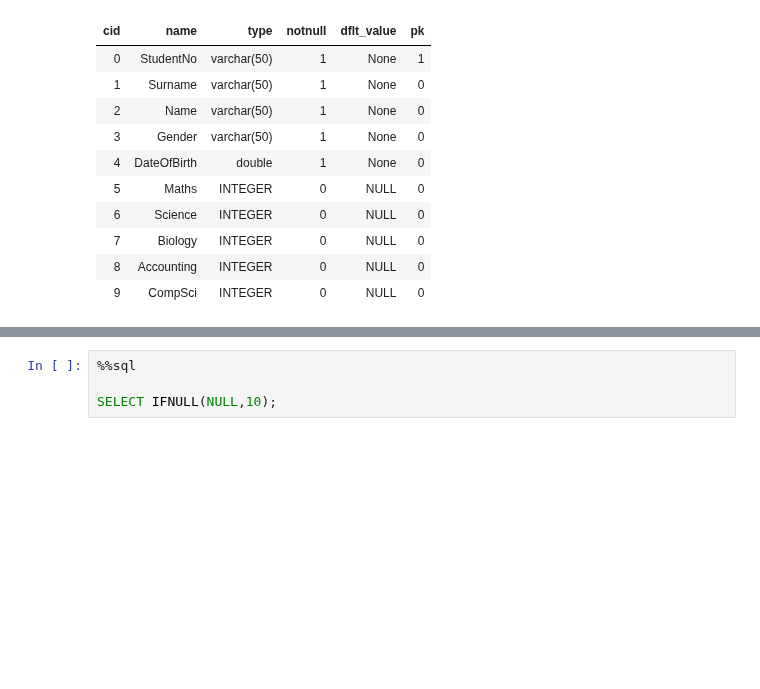
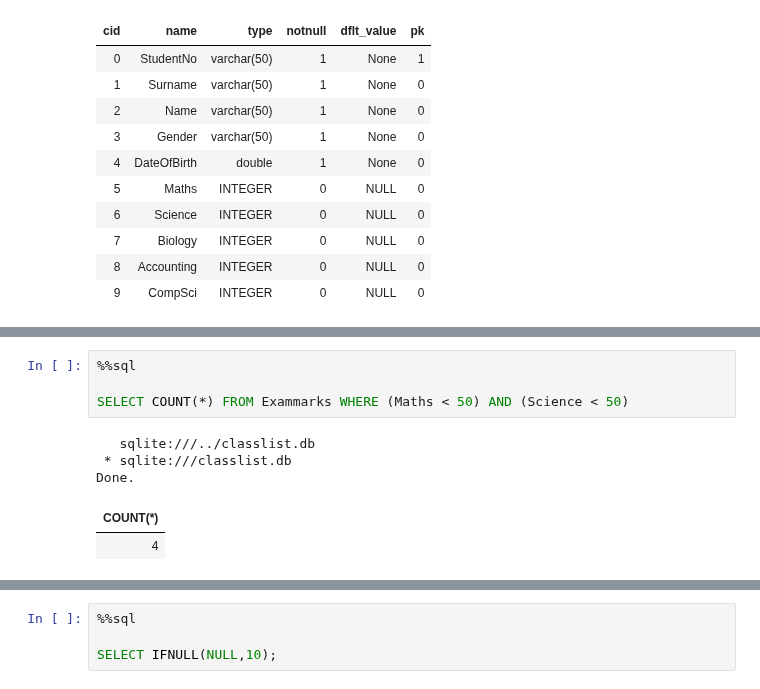
Before and after one commit to YvesMatanga/freemium_datascience, a Jupyter notebook: sql/mcq/Set_Theory_student_solution.ipynb, the cells around one changed output, grey strips where cells are left out. Cells and saved outputs as stored; diff of their text form; blank space fills up the shorter version.

```diff
--- a/sql/mcq/Set_Theory_student_solution.ipynb
+++ b/sql/mcq/Set_Theory_student_solution.ipynb
@@ -147,0 +155,10 @@ Done.
+# %%
+%%sql
+
+SELECT COUNT(*) FROM Exammarks WHERE (Maths < 50) AND (Science < 50)
+# %% [output]
+   sqlite:///../classlist.db
+ * sqlite:///classlist.db
+Done.
+| COUNT(*) |
+| 4 |
```
Also changed, not shown: parts of 8 cells of this notebook, 16 other files.
